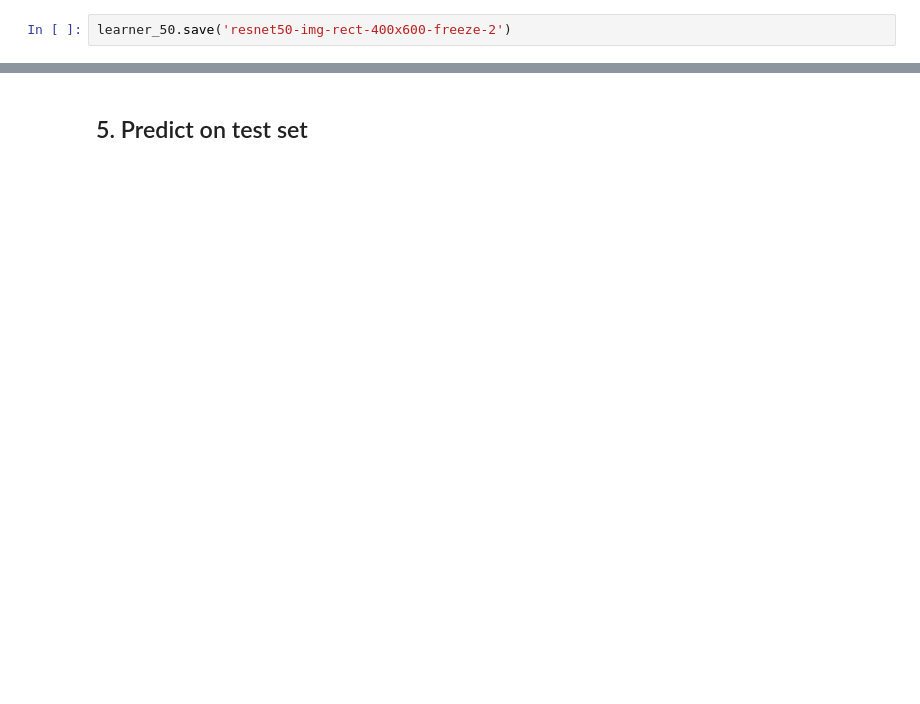
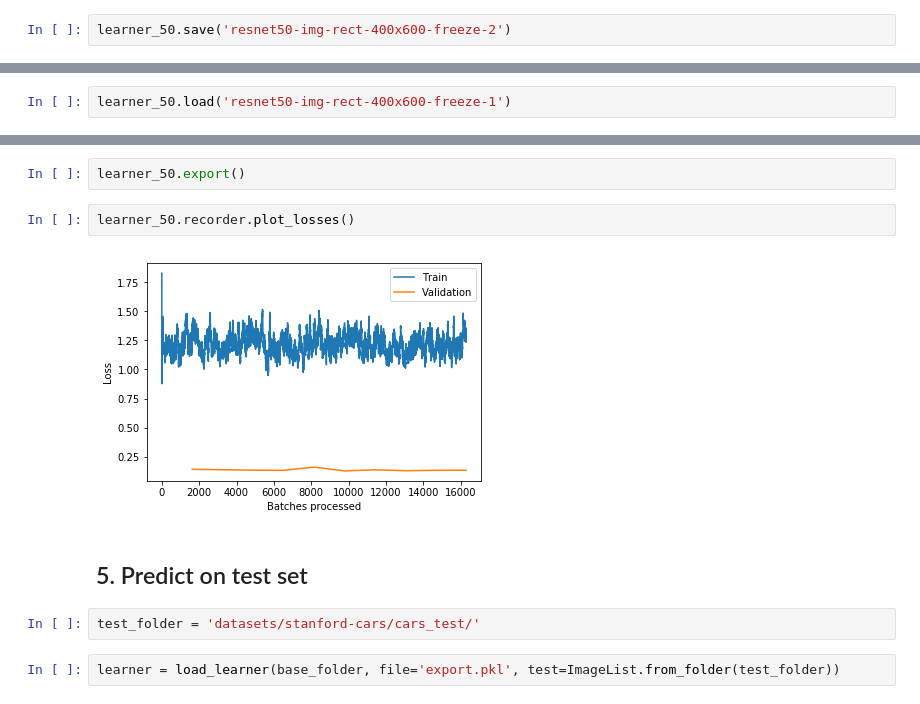
Before and after one commit to bklim5/grab-computer-vision-challenge, a Jupyter notebook: cars.ipynb, the cells around one changed output, grey strips where cells are left out. Cells and saved outputs as stored; diff of their text form; blank space fills up the shorter version.

Commit message:
Add test set predictions in notebook. Also downloaded test annotations with labels from imagenet site

```diff
--- a/cars.ipynb
+++ b/cars.ipynb
@@ -915,0 +928,2 @@ learner_50.save('resnet50-img-rect-400x600-freeze-2')
+# %%
+learner_50.load('resnet50-img-rect-400x600-freeze-1')
@@ -916,2 +948,12 @@ learner_50.save('resnet50-img-rect-400x600-freeze-2')
+# %%
+learner_50.export()
+# %%
+learner_50.recorder.plot_losses()
+# %% [output]
+[figure, added]
 # %% [markdown]
 ## 5. Predict on test set
+# %%
+test_folder = 'datasets/stanford-cars/cars_test/'
+# %%
+learner = load_learner(base_folder, file='export.pkl', test=ImageList.from_folder(test_folder))
```
Also changed, not shown: parts of 37 cells of this notebook, 2 other files.
